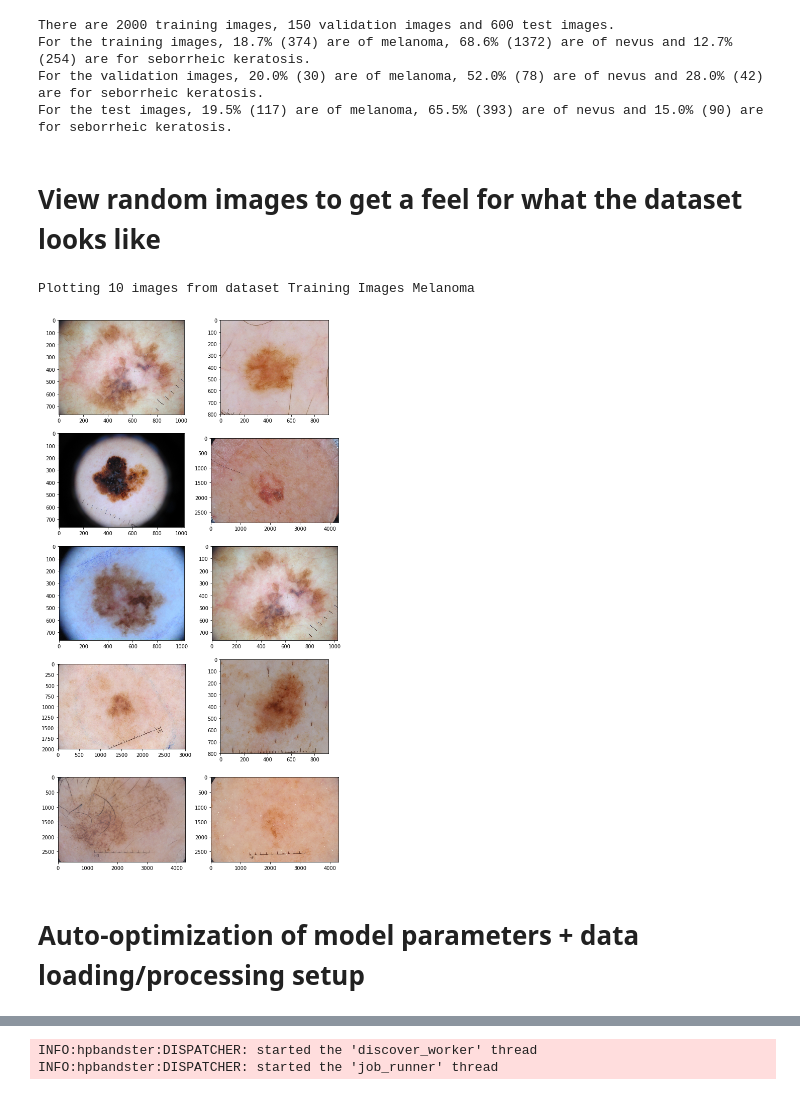
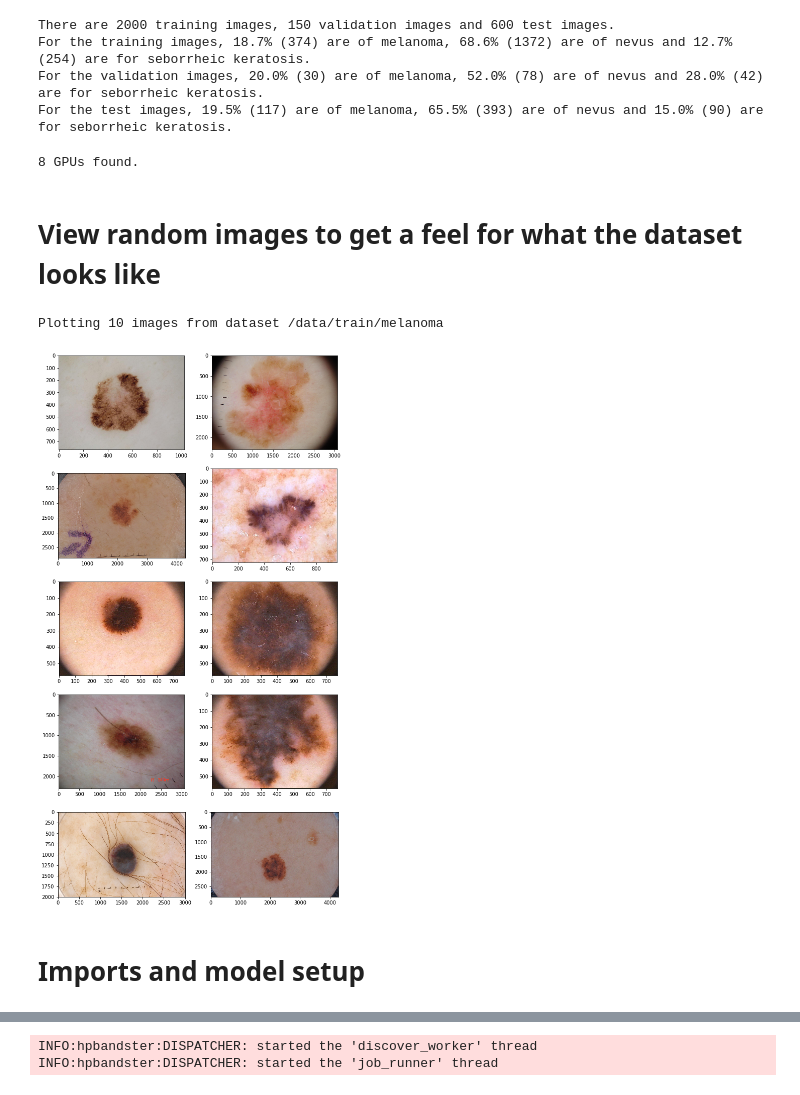
Before and after one commit to YPBConnectPlatform/ypb_machine_learning, a Jupyter notebook: DermaAI_TwoParamHpBandSter.ipynb, the cells around one changed output, grey strips where cells are left out. Cells and saved outputs as stored; diff of their text form; code cells hidden in the pictures.

```diff
--- a/DermaAI_TwoParamHpBandSter.ipynb
+++ b/DermaAI_TwoParamHpBandSter.ipynb
@@ -35,6 +44,16 @@ For the test images, 19.5% (117) are of melanoma, 65.5% (393) are of nevus and 1
 # %%
 # Check for GPU support
 use_cuda = torch.cuda.is_available()
+# %%
+# Check to see how many GPUs are available.
+device = torch.device("cuda" if use_cuda else "cpu")
+if use_cuda:
+    num_devices = torch.cuda.device_count()
+    print("{} GPUs found.".format(num_devices))
+else:
+    num_devices = 0
+# %% [output]
+8 GPUs found.
 # %% [markdown]
 # View random images to get a feel for what the dataset looks like
 # %%
@@ -51,9 +71,9 @@ def plot_some_imgs(num_imgs_to_plot,dataset,dataset_name):
         axes.append(fig.add_subplot(num_imgs_to_plot/2,2,i+1))
         axes[-1].imshow(img)
 # %%
-plot_some_imgs(10,train_images_mel,"Training Images Melanoma")
+plot_some_imgs(10,train_images_mel,'/data/train/melanoma')
 # %% [output]
-Plotting 10 images from dataset Training Images Melanoma
+Plotting 10 images from dataset /data/train/melanoma
-[figure, old version]
+[figure, new version]
-# %% [markdown]
-# Auto-optimization of model parameters + data loading/processing setup
+# %% [markdown]
+# Imports and model setup
```
Also changed, not shown: parts of 23 cells of this notebook, 1 other file.
